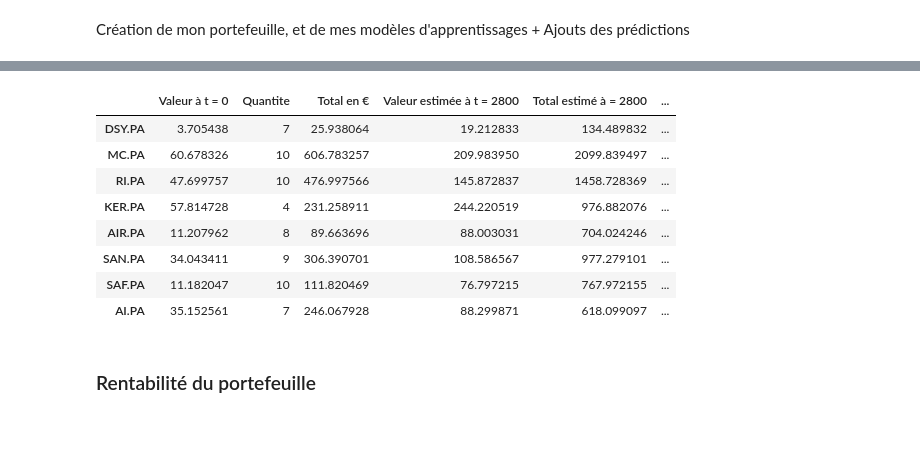
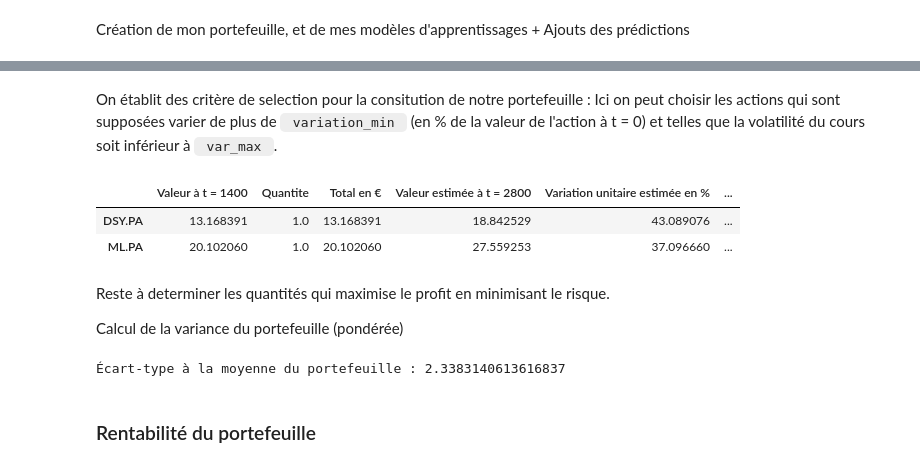
Before and after one commit to MaximeMoreauCerise/pe-lr-cac40, a Jupyter notebook: code/main.ipynb, the cells around one changed output, grey strips where cells are left out. Drawn from its saved outputs; the diff is of its cells as text; code cells hidden in the pictures; blank space fills up the shorter version.

```diff
--- a/code/main.ipynb
+++ b/code/main.ipynb
@@ -186,19 +215,23 @@ portefeuille_maxime.actions.head(len(portefeuille_maxime.actions))
-# %%
-portefeuille_maxime.actions.loc['SU.PA', 'Quantite'] = 3
-portefeuille_maxime.df_update()
-portefeuille_maxime.actions.head()
-choix = portefeuille_maxime.trier_portefeuil(150,0.80)
-choix.head(len(rs))
-# %% [output]
-|  | Valeur à t = 0 | Quantite | Total en € | Valeur estimée à t = 2800 | Total estimé à = 2800 | ... |
-| DSY.PA | 3.705438 | 7 | 25.938064 | 19.212833 | 134.489832 | ... |
-| MC.PA | 60.678326 | 10 | 606.783257 | 209.983950 | 2099.839497 | ... |
-| RI.PA | 47.699757 | 10 | 476.997566 | 145.872837 | 1458.728369 | ... |
-| KER.PA | 57.814728 | 4 | 231.258911 | 244.220519 | 976.882076 | ... |
-| AIR.PA | 11.207962 | 8 | 89.663696 | 88.003031 | 704.024246 | ... |
-| SAN.PA | 34.043411 | 9 | 306.390701 | 108.586567 | 977.279101 | ... |
-| SAF.PA | 11.182047 | 10 | 111.820469 | 76.797215 | 767.972155 | ... |
-| AI.PA | 35.152561 | 7 | 246.067928 | 88.299871 | 618.099097 | ... |
+# %% [markdown]
+On établit des critère de selection pour la consitution de notre portefeuille :
+Ici on peut choisir les actions qui sont supposées varier de plus de <code> variation_min </code> (en % de la valeur de l'action à t = 0) et telles que la volatilité du cours soit inférieur à <code> var_max </code>.
+# %%
+# Tri en fonction des critères de selection :
+choix = portefeuille_maxime.trier_portefeuil(variation_min=5,var_max=15, r2_min = 0.7)
+choix.head(len(choix))
+# %% [output]
+|  | Valeur à t = 1400 | Quantite | Total en € | Valeur estimée à t = 2800 | Variation unitaire estimée en % | ... |
+| DSY.PA | 13.168391 | 1.0 | 13.168391 | 18.842529 | 43.089076 | ... |
+| ML.PA | 20.102060 | 1.0 | 20.102060 | 27.559253 | 37.096660 | ... |
+# %% [markdown]
+Reste à determiner les quantités qui maximise le profit en minimisant le risque.
+
+Calcul de la variance du portefeuille (pondérée)
+# %%
+var_pond = choix.iloc[:,-1]*(choix.iloc[:,2]/choix.iloc[:,2].sum())
+print("Écart-type à la moyenne du portefeuille :", var_pond.sum()**(0.5))
+# %% [output]
+Écart-type à la moyenne du portefeuille : 2.3383140613616837
 # %% [markdown]
 ### Rentabilité du portefeuille
 # %%
```
Also changed, not shown: parts of 12 cells of this notebook.
